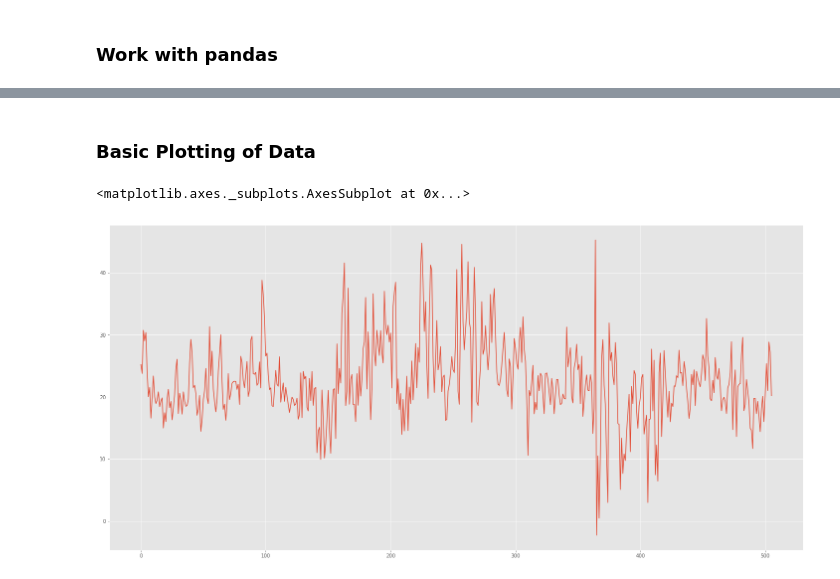
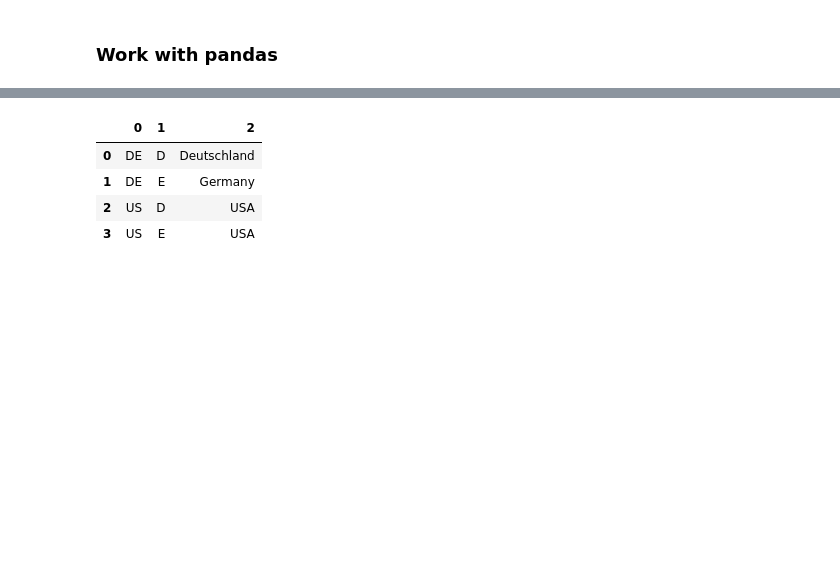
Before and after one commit to vdmitriyev/data-analysis-notebooks, a Jupyter notebook: hana/sap-hana-and-python-analysis-basics.ipynb, the cells around one changed output, grey strips where cells are left out. Drawn from its saved outputs; the diff is of its cells as text; code cells hidden in the pictures; blank space fills up the shorter version.

```diff
--- a/hana/sap-hana-and-python-analysis-basics.ipynb
+++ b/hana/sap-hana-and-python-analysis-basics.ipynb
@@ -133,9 +194,8 @@ cursor.close()
-# %% [markdown]
-### Basic Plotting of Data
-# %%
-# taking the second column only
-
-df[1].plot()
-# %% [output]
-<matplotlib.axes._subplots.AxesSubplot at 0x...>
-[figure, removed]
+# %%
+df.head()
+# %% [output]
+|  | 0 | 1 | 2 |
+| 0 | DE | D | Deutschland |
+| 1 | DE | E | Germany |
+| 2 | US | D | USA |
+| 3 | US | E | USA |
```
Also changed, not shown: parts of 12 cells of this notebook, 2 other files.
